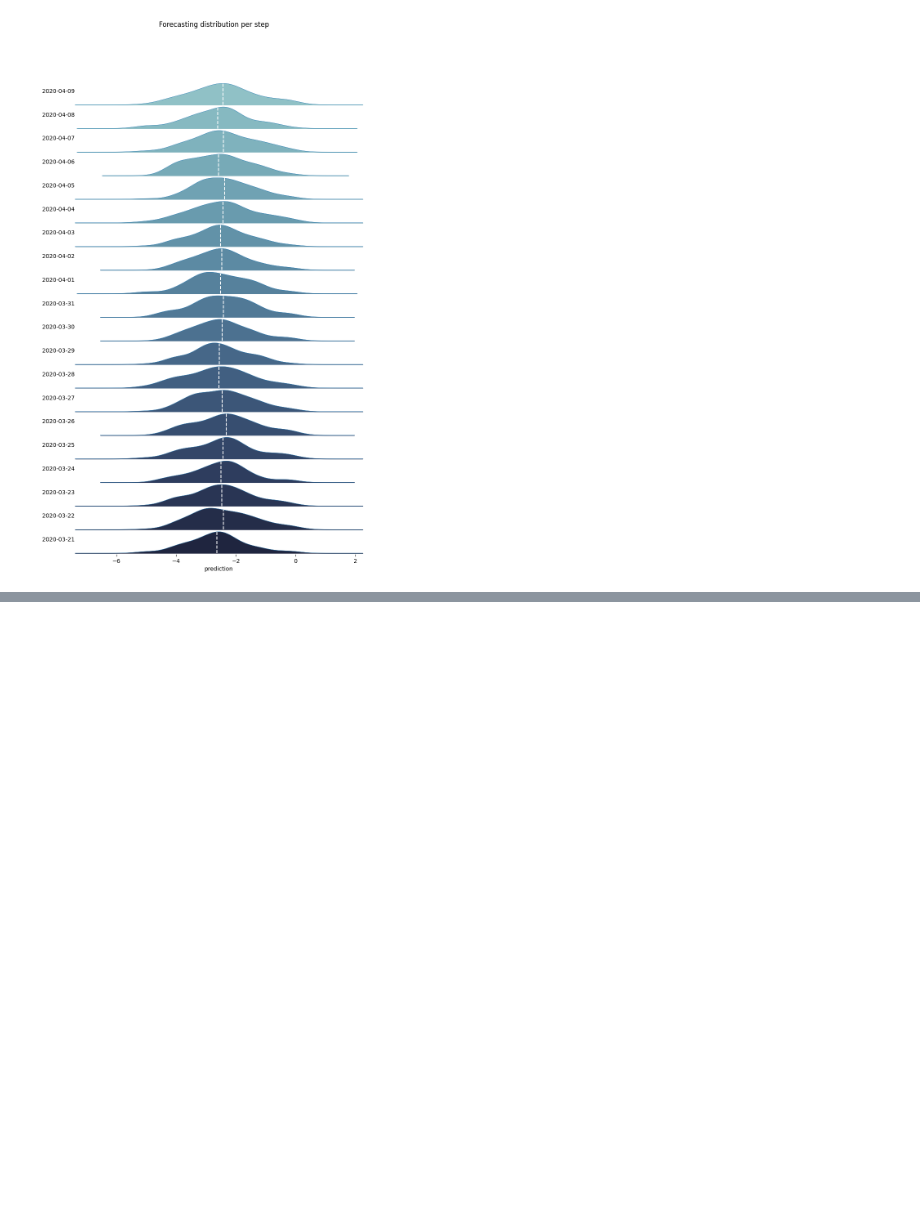
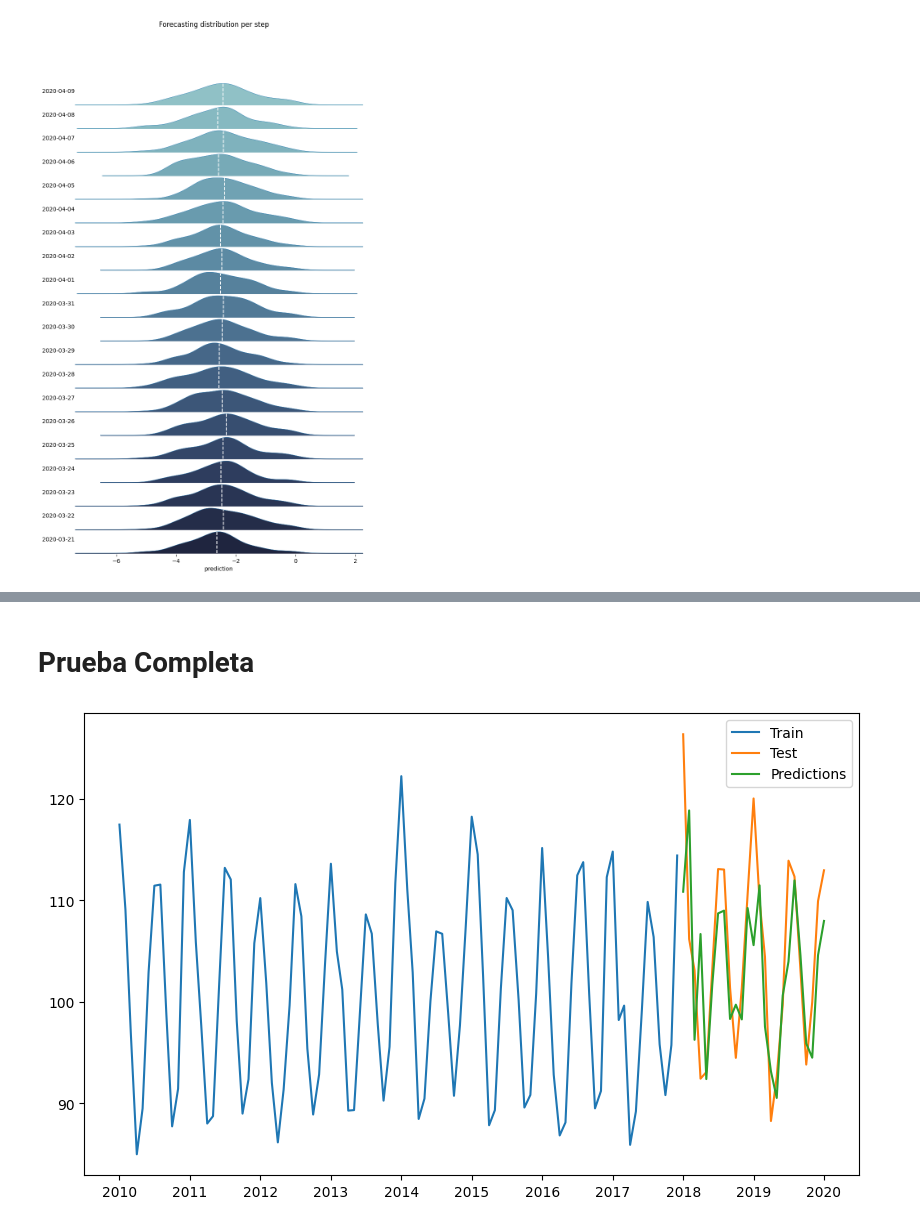
Before and after one commit to Plealm/Prediccion_Probabilistica, a Jupyter notebook: src/gen_densidades.ipynb, the cells around one changed output, grey strips where cells are left out. Cells and saved outputs as stored; diff of their text form; code cells hidden in the pictures; blank space fills up the shorter version.

Commit message:
CSV menor, con intento de implementación completa de ARIMa, pero problemas bootstraping

```diff
--- a/src/gen_densidades.ipynb
+++ b/src/gen_densidades.ipynb
@@ -18,7 +18,7 @@ import matplotlib.pyplot as plt
 import seaborn as sns
 
 class ARIMAForecaster:
-    def __init__(self, order=(1,1,1)):
+    def __init__(self, order=(2,0,2)):
         self.order = order
         self.model = None
         self.fitted = False
@@ -302,0 +196,19 @@ AttributeError: 'ARIMAForecaster' object has no attribute 'predict'
+# %% [markdown]
+# Prueba Completa
+# %%
+import pandas as pd
+import numpy as np
+from statsmodels.tsa.arima.model import ARIMA
+import matplotlib.pyplot as plt
+import seaborn as sns
+from sklearn.preprocessing import StandardScaler
+from typing import Optional, Union
+
+# Load the data
+data = pd.read_csv('../data/IPG2211A2N_1.csv', parse_dates=['DATE'], index_col='DATE')
+
+
+
+# Split the data into train and test sets
+train_size = int(len(data) * 0.8)
+train, test = data.iloc[:train_size], data.iloc[train_size:]
@@ -302,0 +333,32 @@ AttributeError: 'ARIMAForecaster' object has no attribute 'predict'
+# %%
+from pmdarima import auto_arima
+from sklearn.metrics import mean_squared_error
+
+# Function to perform rolling window forecasting with ARIMA
+def rolling_forecast(train, test, window=24, h=1):
+    history = train[-window:]
+    predictions = []
+
+    for t in range(len(test)):
+        model = auto_arima(history, seasonal=False, stepwise=True)
+        model_fit = model.fit(history)
+        yhat = model_fit.predict(n_periods=h)[0]
+        predictions.append(yhat)
+        history = np.append(history, test[t])
+
+    return predictions
+
+# Perform rolling forecast
+predictions = rolling_forecast(train['IPG2211A2N'].values, test['IPG2211A2N'].values)
+test['Predictions'] = predictions
+
+
+# Plotting the results
+plt.figure(figsize=(10, 6))
+plt.plot(train.index, train[['IPG2211A2N']], label='Train')
+plt.plot(test.index, test['IPG2211A2N'], label='Test')
+plt.plot(test.index, test['Predictions'], label='Predictions')
+plt.legend()
+plt.show()
+# %% [output]
+[figure, added]
```
Also changed, not shown: parts of 5 cells of this notebook, 1 other file.
